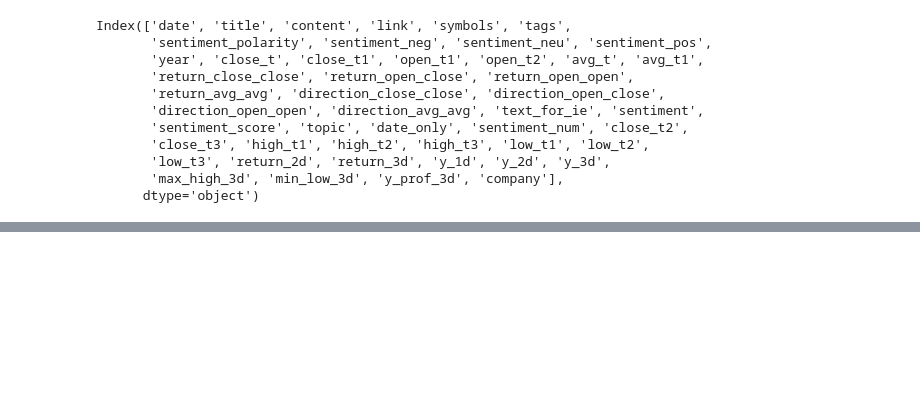
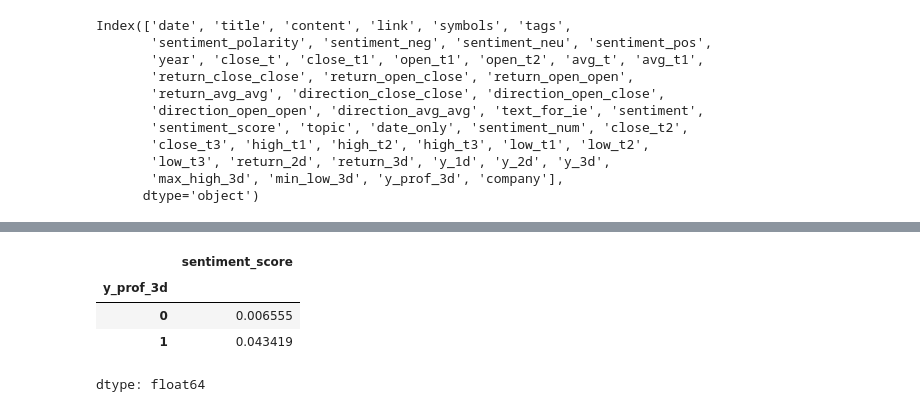
Before and after one commit to aleksandrabegovic/apple_sentiment_analiza, a Jupyter notebook: SentimentAmazon.ipynb, the cells around one changed output, grey strips where cells are left out. Saved outputs shown, nothing was run; the diff lists cells and outputs as text; code cells hidden in the pictures; blank space fills up the shorter version.

```diff
--- a/SentimentAmazon.ipynb
+++ b/SentimentAmazon.ipynb
@@ -956,0 +1047,8 @@ amzn_final.to_csv("/content/drive/MyDrive/amzn_final.csv", index=False)
+# %%
+amzn_final.groupby("y_prof_3d")["sentiment_score"].mean()
+# %% [output]
+|  | sentiment_score |
+| y_prof_3d |  |
+| 0 | 0.006555 |
+| 1 | 0.043419 |
+dtype: float64
```
Also changed, not shown: parts of 10 cells of this notebook.
